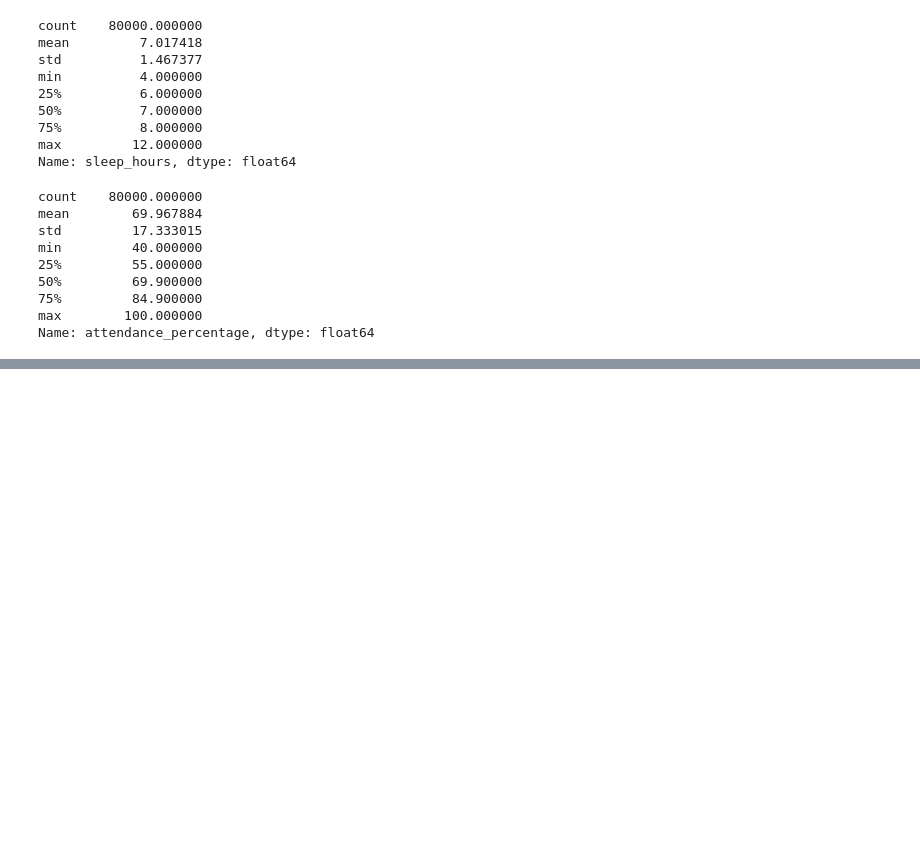
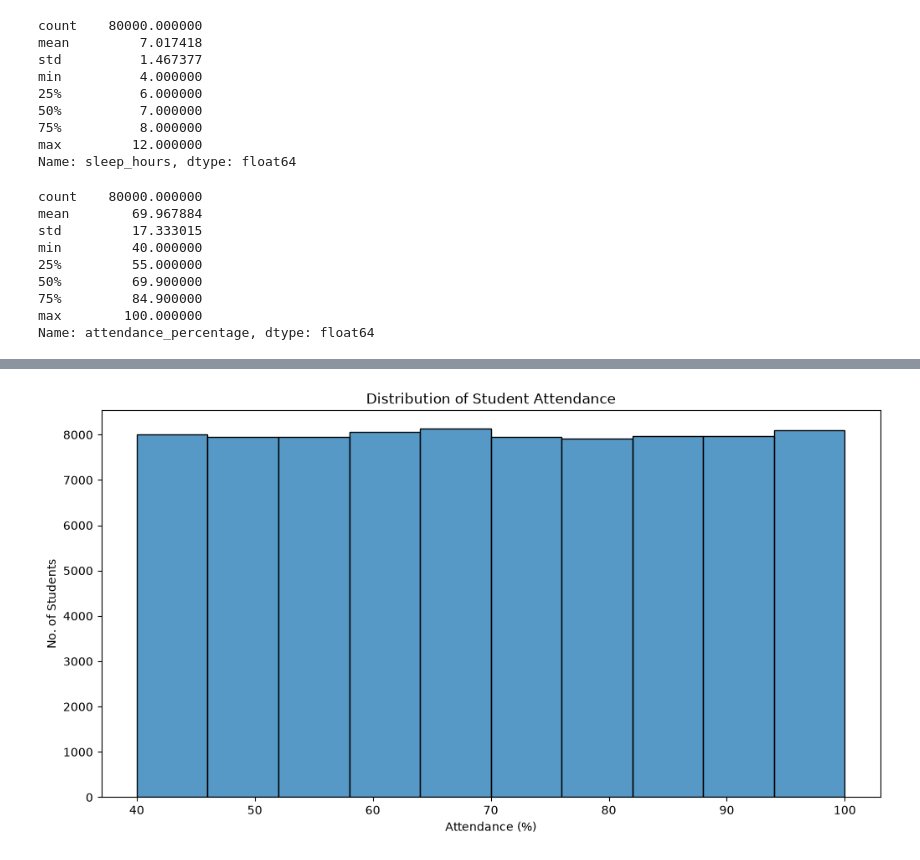
Before and after one commit to aaliya0704/Student-Performance-EDA, a Jupyter notebook: student_performance_analysis.ipynb, the cells around one changed output, grey strips where cells are left out. Saved outputs shown, nothing was run; the diff lists cells and outputs as text; code cells hidden in the pictures; blank space fills up the shorter version.

```diff
--- a/student_performance_analysis.ipynb
+++ b/student_performance_analysis.ipynb
@@ -168,0 +206,12 @@ Name: attendance_percentage, dtype: float64
+# %%
+# PLOTTNG THE DISTRIBUTION OF STUDENT ATTENDANCE USING HISTOGRAM:
+# Q) How is student attendance distributed?
+plt.figure(figsize=(12,6))
+sns.histplot(df["attendance_percentage"], bins =10)
+
+plt.title("Distribution of Student Attendance")
+plt.xlabel("Attendance (%)")
+plt.ylabel("No. of Students")
+plt.show()
+# %% [output]
+[figure, added]
```
Also changed, not shown: parts of 4 cells of this notebook.
